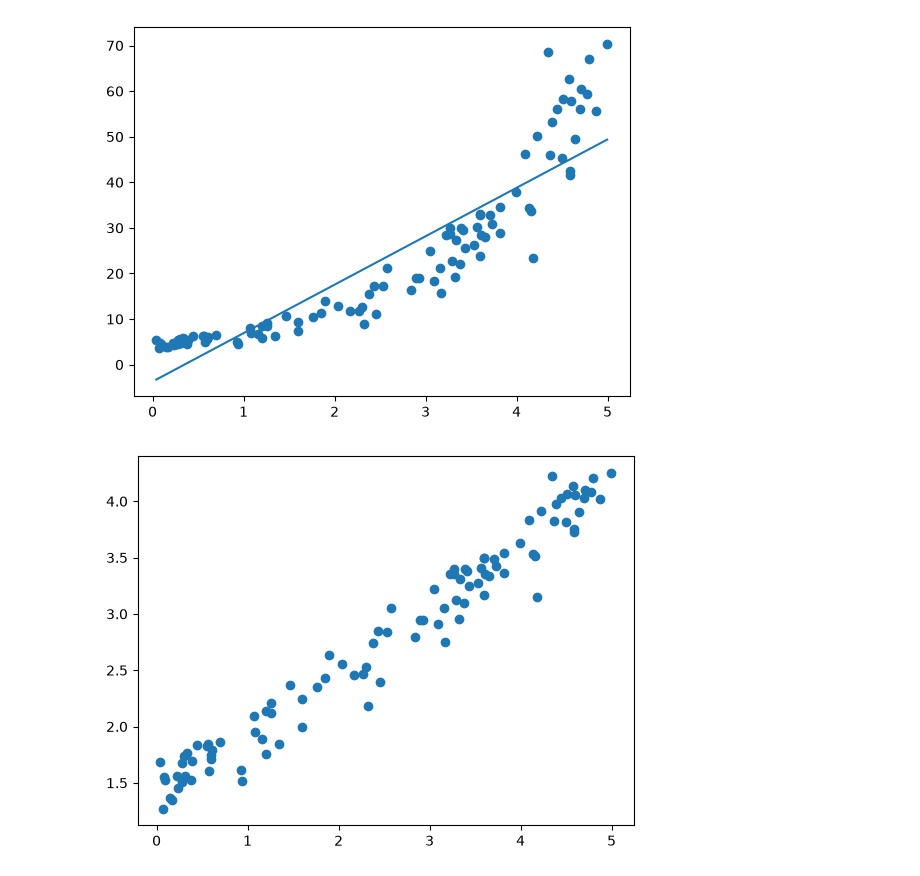
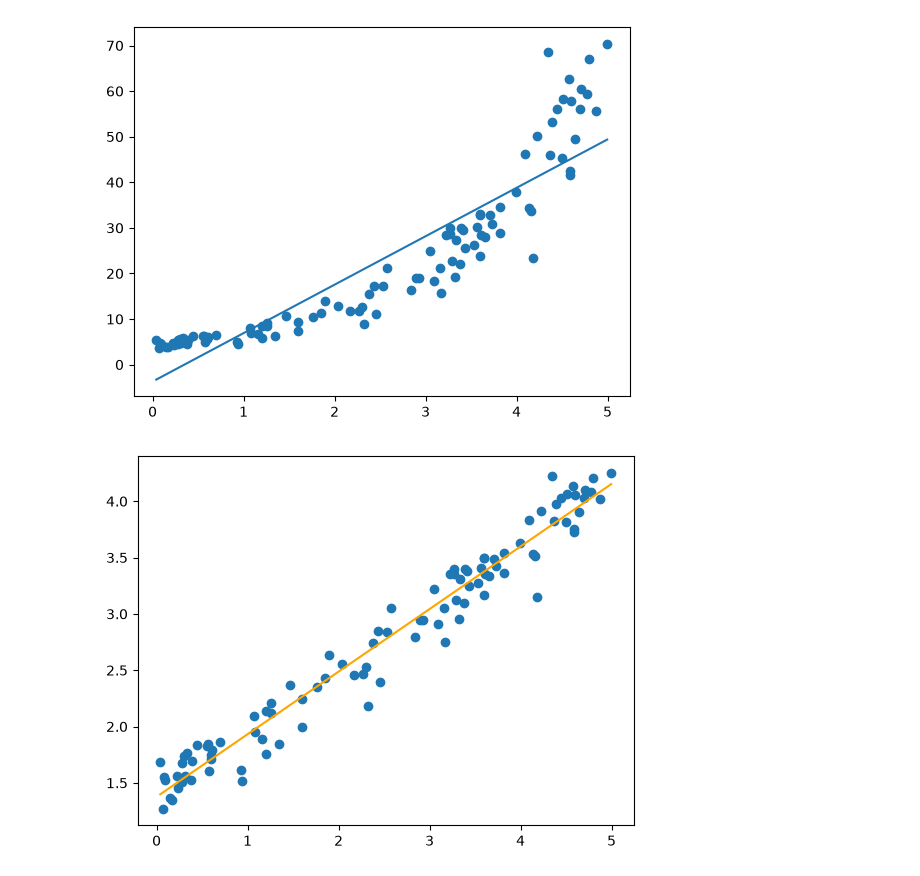
Before and after one commit to JustFren/KASzCz, a Jupyter notebook: L1_zad_5.ipynb, the cells around one changed output. Drawn from its saved outputs; the diff is of its cells as text; code cells hidden in the pictures.

```diff
--- a/zad_5.ipynb
+++ b/L1_zad_5.ipynb
@@ -14,6 +14,9 @@ plt.show()
 # %%
 y_temp=np.log(y)
 plt.scatter(x,y_temp)
+beta_1,beta_0 = np.polyfit(x,y_temp,1)
+y_reg=[beta_0 + beta_1 * i for i in x]
+plt.plot(x,y_reg,color="orange")
 plt.show()
 # %% [output]
-[figure, old version]
+[figure, new version]
```
Also changed, not shown: parts of 1 cell of this notebook, 7 other files.
